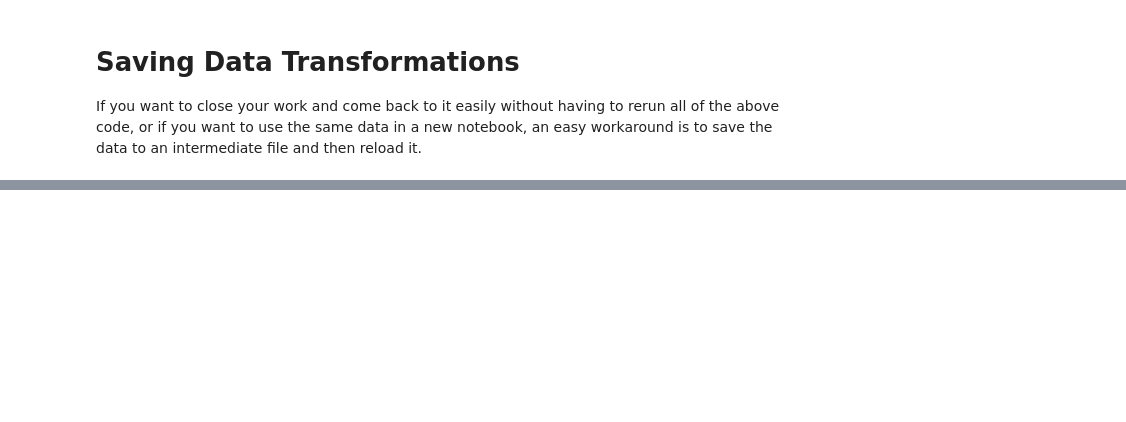
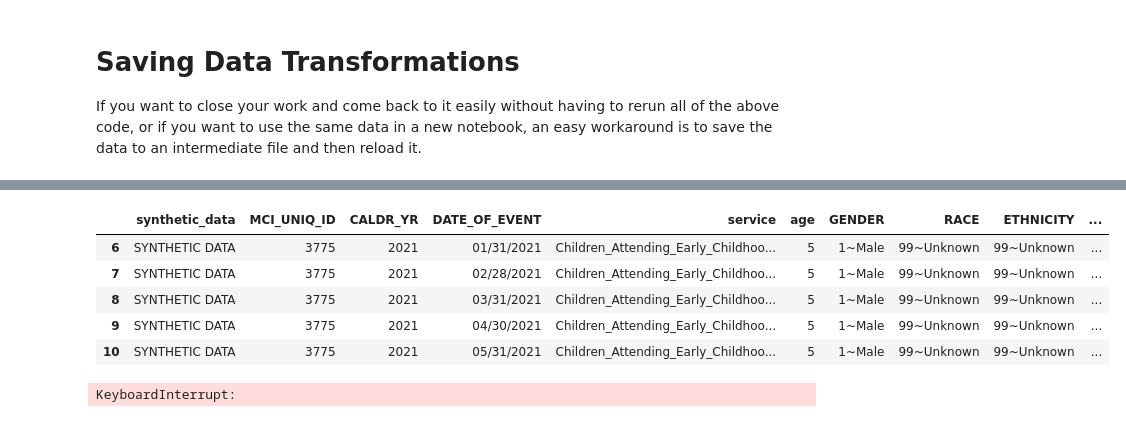
Before and after one commit to EVAnalysisCorp/topicsindatascience, a Jupyter notebook: sample_code/NB01_Tabular_EDA.ipynb, the cells around one changed output, grey strips where cells are left out. Saved outputs shown, nothing was run; the diff lists cells and outputs as text; code cells hidden in the pictures; blank space fills up the shorter version.

```diff
--- a/sample_code/NB01_Tabular_EDA.ipynb
+++ b/sample_code/NB01_Tabular_EDA.ipynb
@@ -424,0 +445,32 @@ df.to_csv('dhs_cleaned.csv', index=False)
+# %%
+df.head()
+# %% [output]
+|  | synthetic_data | MCI_UNIQ_ID | CALDR_YR | DATE_OF_EVENT | service | age | GENDER | RACE | ETHNICITY | ... |
+| 6 | SYNTHETIC DATA | 3775 | 2021 | 01/31/2021 | Children_Attending_Early_Childhoo... | 5 | 1~Male | 99~Unknown | 99~Unknown | ... |
+| 7 | SYNTHETIC DATA | 3775 | 2021 | 02/28/2021 | Children_Attending_Early_Childhoo... | 5 | 1~Male | 99~Unknown | 99~Unknown | ... |
+| 8 | SYNTHETIC DATA | 3775 | 2021 | 03/31/2021 | Children_Attending_Early_Childhoo... | 5 | 1~Male | 99~Unknown | 99~Unknown | ... |
+| 9 | SYNTHETIC DATA | 3775 | 2021 | 04/30/2021 | Children_Attending_Early_Childhoo... | 5 | 1~Male | 99~Unknown | 99~Unknown | ... |
+| 10 | SYNTHETIC DATA | 3775 | 2021 | 05/31/2021 | Children_Attending_Early_Childhoo... | 5 | 1~Male | 99~Unknown | 99~Unknown | ... |
+# %%
+#make a new dataframe that is empty
+df2 = pd.DataFrame()
+
+#we want to get a list of the unique IDs in the dataset
+unique_ids = df["MCI_UNIQ_ID_cat"].unique()
+#this becomes a column in df2
+df2["MCI_UNIQ_ID_cat"] = unique_ids
+
+#now for every ID, we want to get the number of services used
+#this is simply the number of occurrences in the original dataset
+#first add an empty column to df2
+df2["num_services"] = np.nan
+
+#we will use a dictionary with the ids as keys
+#and the number of services as values
+num_services = {}
+for i in unique_ids:
+    num_services[i] = df[df["MCI_UNIQ_ID_cat"] == i].shape[0]
+    #set the corresponding value in df2
+    df2.loc[df2["MCI_UNIQ_ID_cat"] == i, "num_services"] = num_services[i]
+# %% [output]
+KeyboardInterrupt:
```
Also changed, not shown: parts of 14 cells of this notebook.
